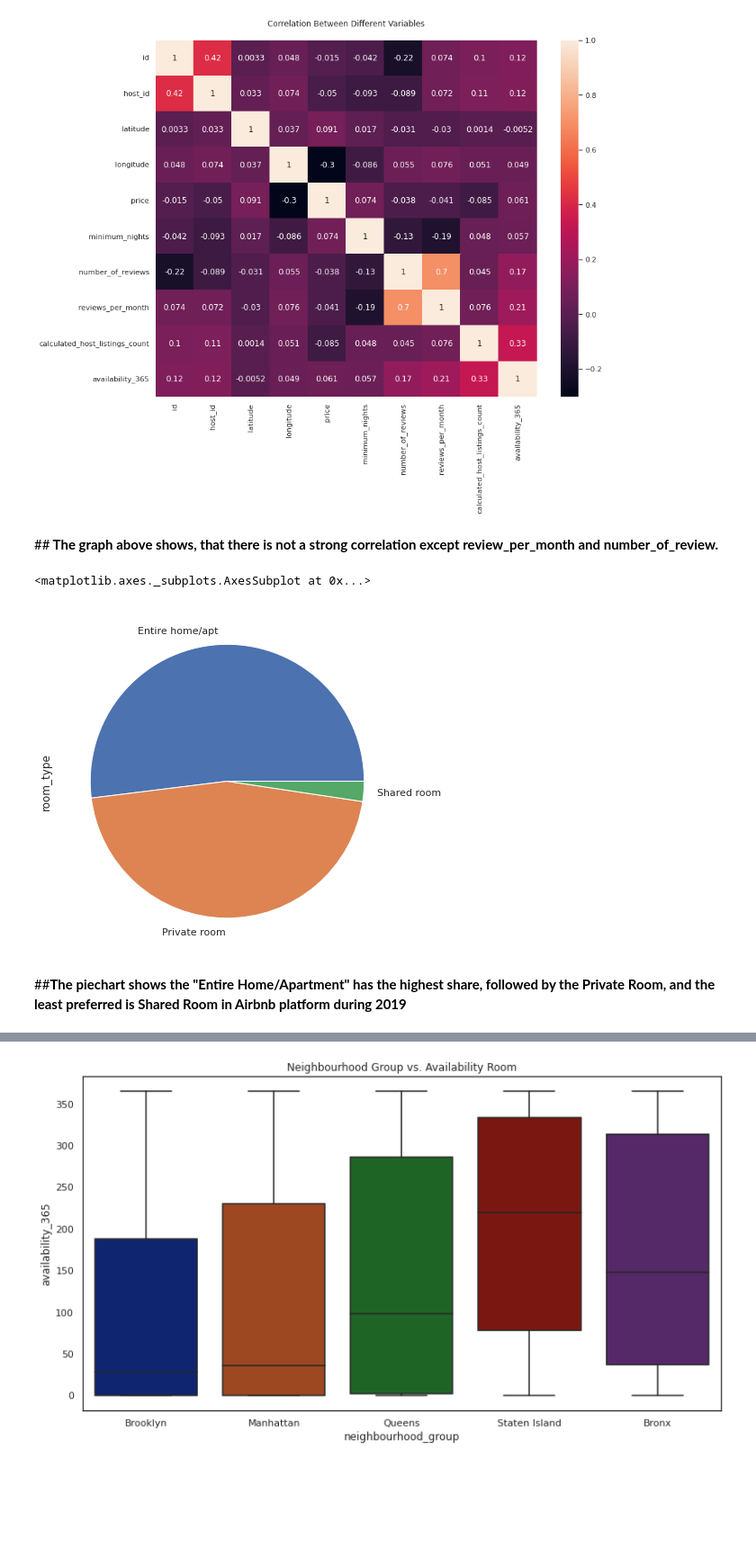
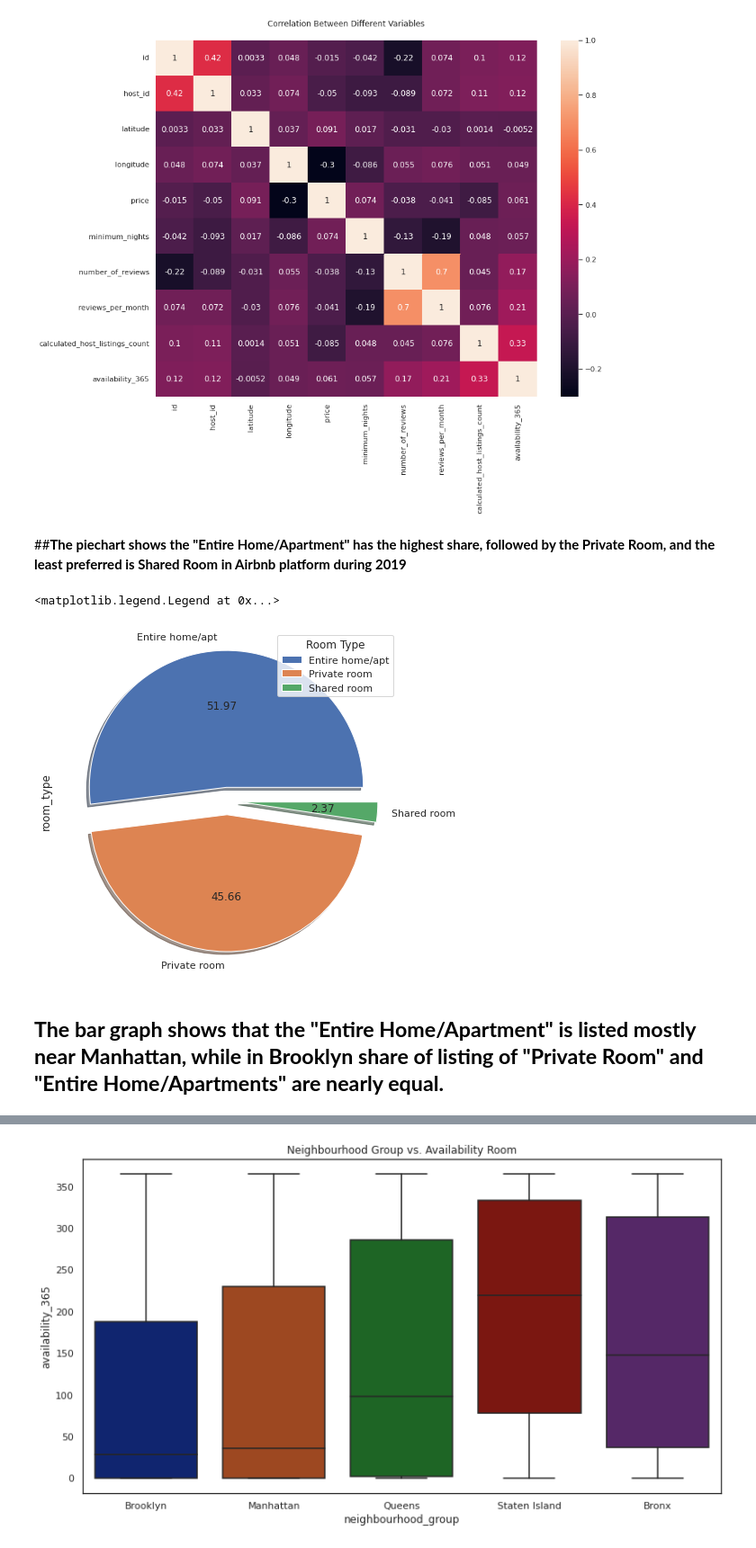
Before and after one commit to Ayaj-Ahmed/CAPSTONE-EDA, a Jupyter notebook: Airbnb_Bookings_EDA_Capstone_Project.ipynb, the cells around one changed output, grey strips where cells are left out. Shown at 90% size. Drawn from its saved outputs; the diff is of its cells as text; code cells hidden in the pictures; blank space fills up the shorter version.

```diff
--- a/Airbnb_Bookings_EDA_Capstone_Project.ipynb
+++ b/Airbnb_Bookings_EDA_Capstone_Project.ipynb
@@ -399,14 +407,15 @@ sns.heatmap(corr, annot=True)
 # %% [output]
 <matplotlib.axes._subplots.AxesSubplot at 0x...>
 [figure]
-# %% [markdown]
-##<b> The graph above shows, that there is not a strong correlation except review_per_month and number_of_review.
-# %%
-#Pie Chart for the distribution of room type in Airbnb at NYC
-airbnb['room_type'].value_counts().plot.pie(y='room_type',figsize=(13,7))
-# %% [output]
-<matplotlib.axes._subplots.AxesSubplot at 0x...>
-[figure, removed]
 # %% [markdown]
 ##<b>The piechart shows the "Entire Home/Apartment" has the highest share, followed by the Private Room, and the least preferred is Shared Room in Airbnb platform during 2019</b>
+# %%
+#Pie Chart for the distribution of room type in Airbnb at NYC
+airbnb['room_type'].value_counts().plot.pie(y='room_type',figsize=(13,7),explode=[0.1,0.1,0.1], shadow= True, autopct='%.2f')
+plt.legend(title= 'Room Type')
+# %% [output]
+<matplotlib.legend.Legend at 0x...>
+[figure, added]
+# %% [markdown]
+## <b>The bar graph shows that the "Entire Home/Apartment" is listed mostly near Manhattan, while in Brooklyn share of listing of "Private Room" and "Entire Home/Apartments" are nearly equal.</b>
 # %%
```
Also changed, not shown: parts of 37 cells of this notebook.
